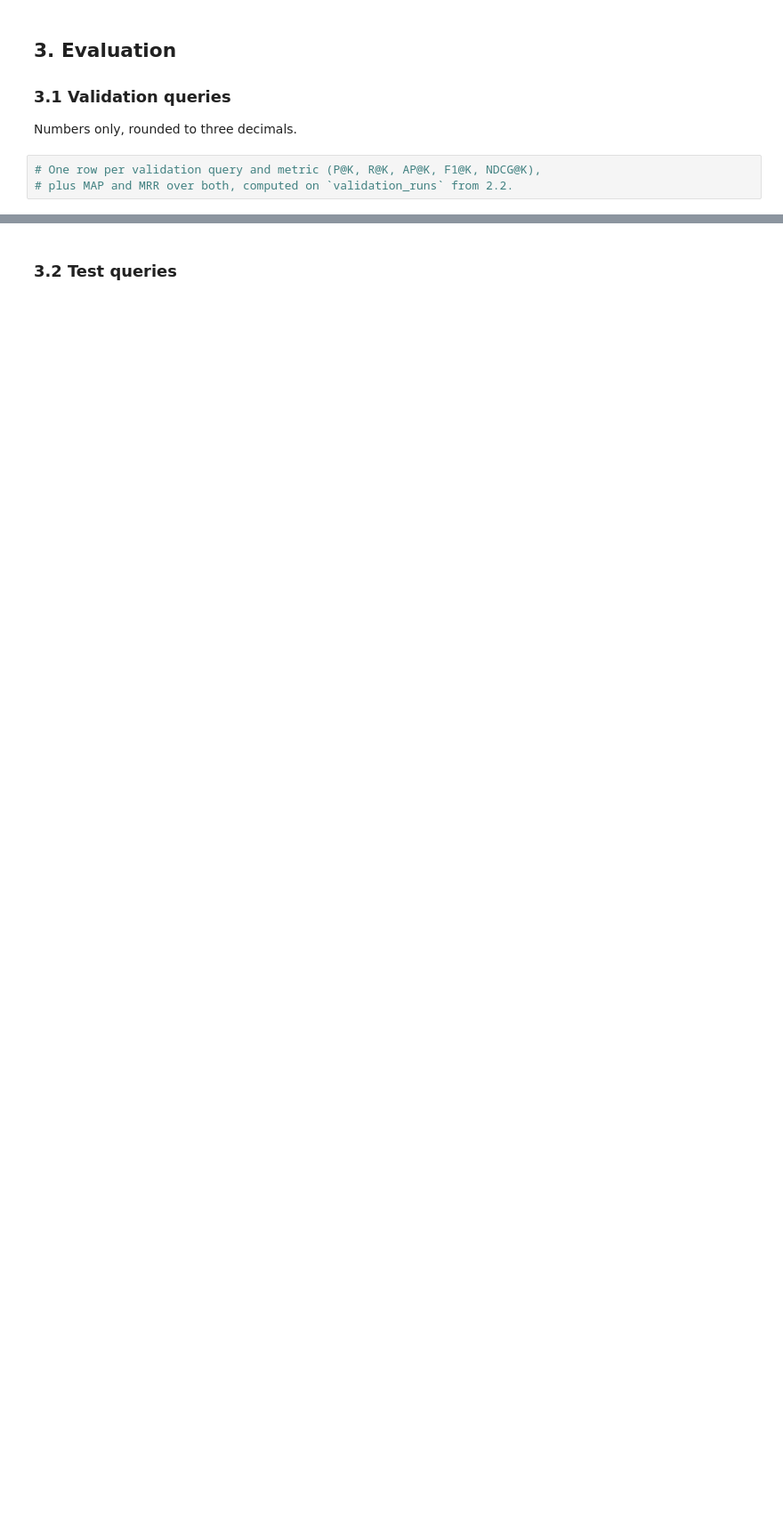
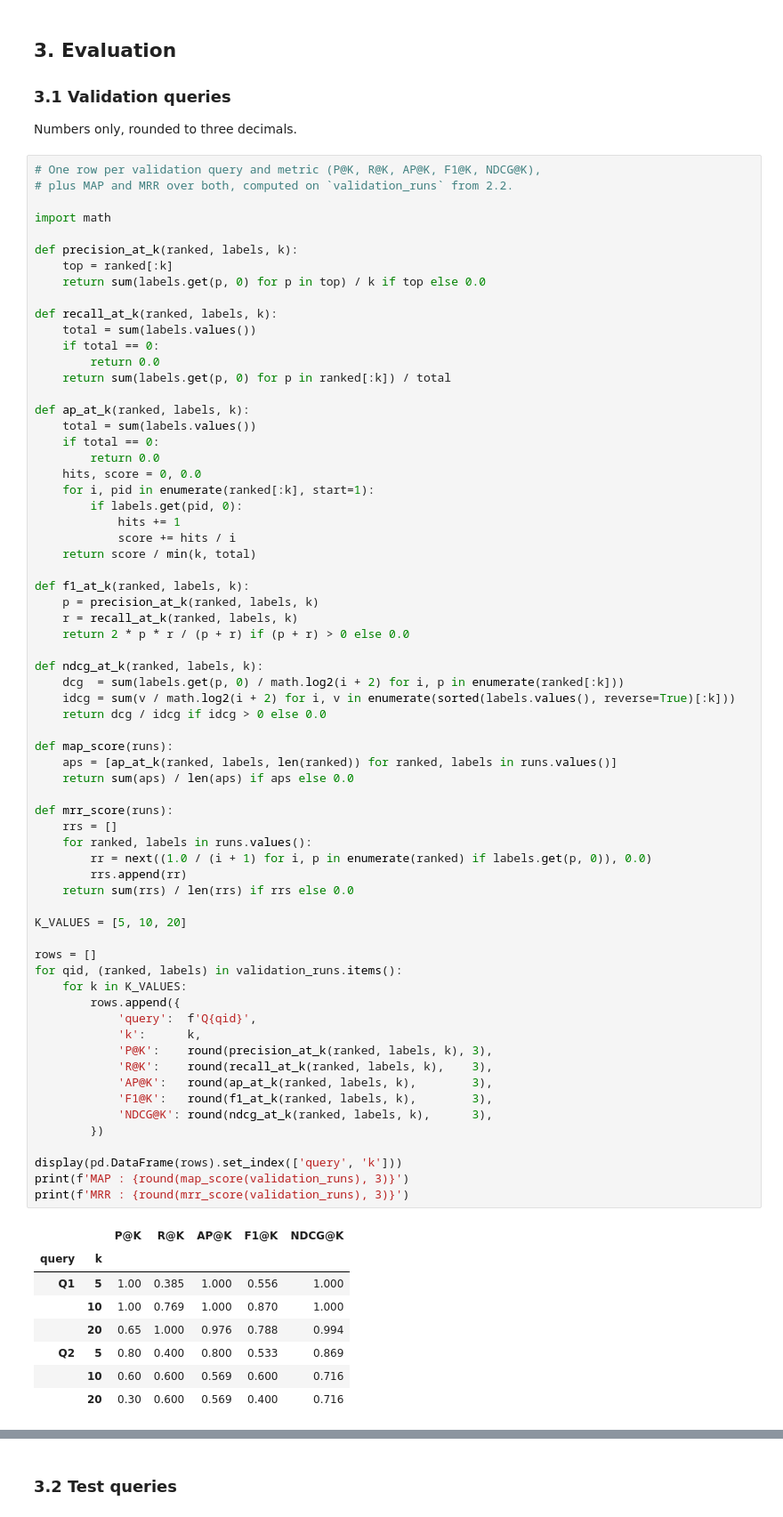
Before and after one commit to uripont/urban-outfinders, a Jupyter notebook: notebooks/part_2.ipynb, the cells around one changed output, grey strips where cells are left out. Shown at 89% size. Cells and saved outputs as stored; diff of their text form; blank space fills up the shorter version.

```diff
--- a/notebooks/part_2.ipynb
+++ b/notebooks/part_2.ipynb
@@ -197,3 +410,75 @@ Numbers only, rounded to three decimals.
 # %%
 # One row per validation query and metric (P@K, R@K, AP@K, F1@K, NDCG@K),
 # plus MAP and MRR over both, computed on `validation_runs` from 2.2.
+
+import math
+
+def precision_at_k(ranked, labels, k):
+    top = ranked[:k]
+    return sum(labels.get(p, 0) for p in top) / k if top else 0.0
+
+def recall_at_k(ranked, labels, k):
+    total = sum(labels.values())
+    if total == 0:
+        return 0.0
+    return sum(labels.get(p, 0) for p in ranked[:k]) / total
+
+def ap_at_k(ranked, labels, k):
+    total = sum(labels.values())
+    if total == 0:
+        return 0.0
+    hits, score = 0, 0.0
+    for i, pid in enumerate(ranked[:k], start=1):
+        if labels.get(pid, 0):
+            hits += 1
+            score += hits / i
+    return score / min(k, total)
+
+def f1_at_k(ranked, labels, k):
+    p = precision_at_k(ranked, labels, k)
+    r = recall_at_k(ranked, labels, k)
+    return 2 * p * r / (p + r) if (p + r) > 0 else 0.0
+
+def ndcg_at_k(ranked, labels, k):
+    dcg  = sum(labels.get(p, 0) / math.log2(i + 2) for i, p in enumerate(ranked[:k]))
+    idcg = sum(v / math.log2(i + 2) for i, v in enumerate(sorted(labels.values(), reverse=True)[:k]))
+    return dcg / idcg if idcg > 0 else 0.0
+
+def map_score(runs):
+    aps = [ap_at_k(ranked, labels, len(ranked)) for ranked, labels in runs.values()]
+    return sum(aps) / len(aps) if aps else 0.0
+
+def mrr_score(runs):
+    rrs = []
+    for ranked, labels in runs.values():
+        rr = next((1.0 / (i + 1) for i, p in enumerate(ranked) if labels.get(p, 0)), 0.0)
+        rrs.append(rr)
+    return sum(rrs) / len(rrs) if rrs else 0.0
+
+K_VALUES = [5, 10, 20]
+
+rows = []
+for qid, (ranked, labels) in validation_runs.items():
+    for k in K_VALUES:
+        rows.append({
+            'query':  f'Q{qid}',
+            'k':      k,
+            'P@K':    round(precision_at_k(ranked, labels, k), 3),
+            'R@K':    round(recall_at_k(ranked, labels, k),    3),
+            'AP@K':   round(ap_at_k(ranked, labels, k),        3),
+            'F1@K':   round(f1_at_k(ranked, labels, k),        3),
+            'NDCG@K': round(ndcg_at_k(ranked, labels, k),      3),
+        })
+
+display(pd.DataFrame(rows).set_index(['query', 'k']))
+print(f'MAP : {round(map_score(validation_runs), 3)}')
+print(f'MRR : {round(mrr_score(validation_runs), 3)}')
+# %% [output]
+|  |  | P@K | R@K | AP@K | F1@K | NDCG@K |
+| query | k |  |  |  |  |  |
+| Q1 | 5 | 1.00 | 0.385 | 1.000 | 0.556 | 1.000 |
+|  | 10 | 1.00 | 0.769 | 1.000 | 0.870 | 1.000 |
+|  | 20 | 0.65 | 1.000 | 0.976 | 0.788 | 0.994 |
+| Q2 | 5 | 0.80 | 0.400 | 0.800 | 0.533 | 0.869 |
+|  | 10 | 0.60 | 0.600 | 0.569 | 0.600 | 0.716 |
+|  | 20 | 0.30 | 0.600 | 0.569 | 0.400 | 0.716 |
```
Also changed, not shown: parts of 4 cells of this notebook, 1 other file.
